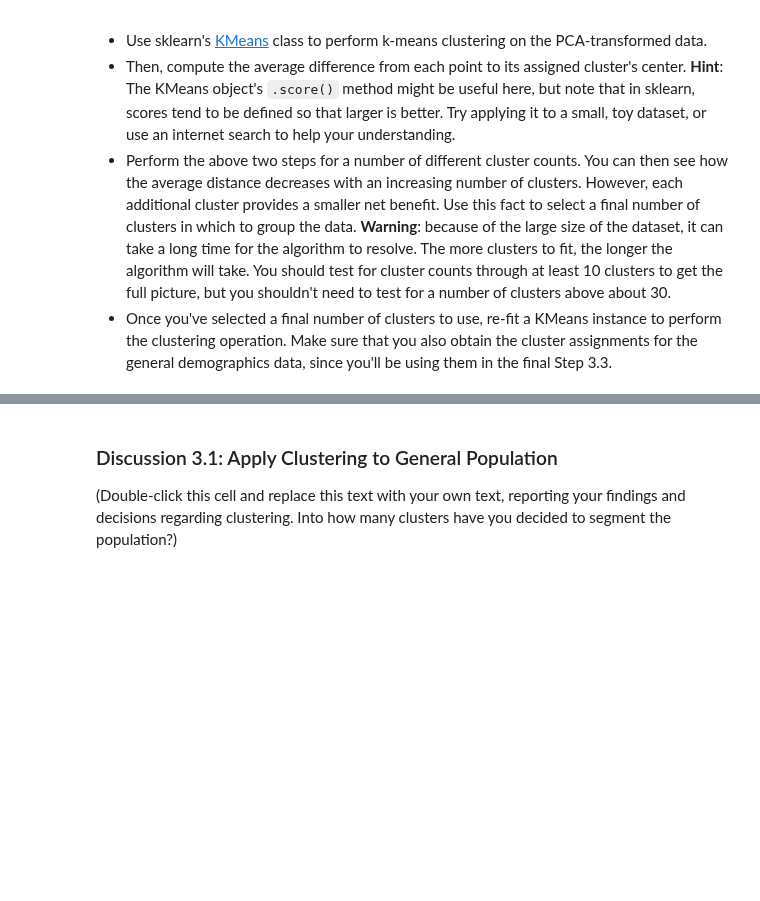
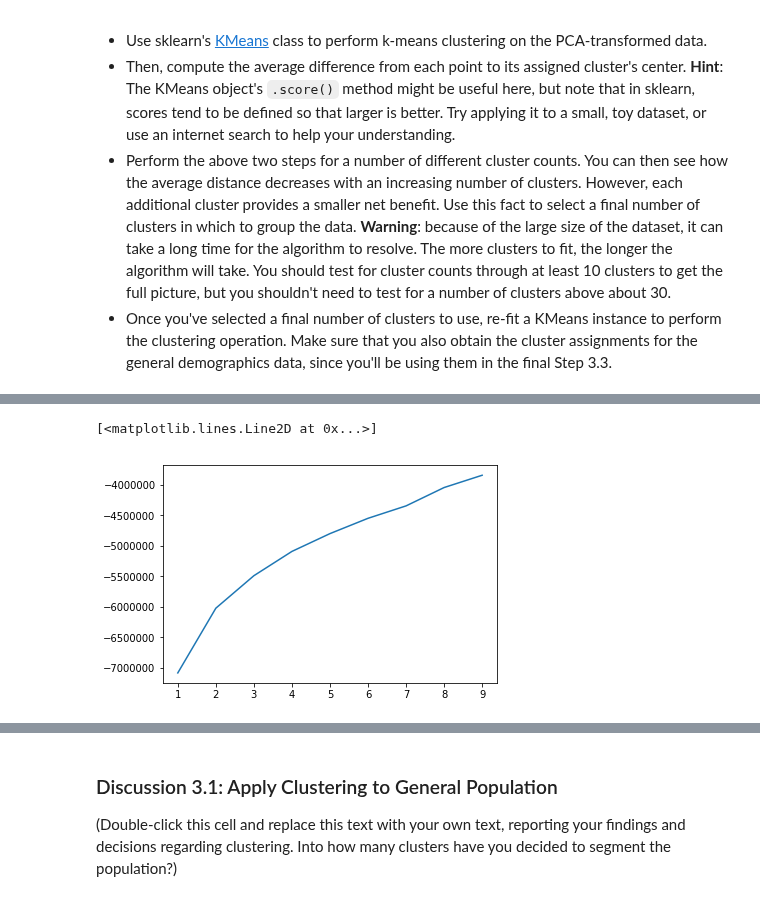
Before and after one commit to jeff-daniels/Udacity-Machine-Learning-Introduction-Nanodegree, a Jupyter notebook: Project 3: Identify Customer Segments/Identify_Customer_Segments.ipynb, the cells around one changed output, grey strips where cells are left out. Saved outputs shown, nothing was run; the diff lists cells and outputs as text; code cells hidden in the pictures; blank space fills up the shorter version.

Commit message:
get average within cluster distances

```diff
--- a/Project 3: Identify Customer Segments/Identify_Customer_Segments.ipynb
+++ b/Project 3: Identify Customer Segments/Identify_Customer_Segments.ipynb
@@ -1061,3 +1069,9 @@ You've assessed and cleaned the demographics data, then scaled and transformed t
 - Then, compute the average difference from each point to its assigned cluster's center. **Hint**: The KMeans object's `.score()` method might be useful here, but note that in sklearn, scores tend to be defined so that larger is better. Try applying it to a small, toy dataset, or use an internet search to help your understanding.
 - Perform the above two steps for a number of different cluster counts. You can then see how the average distance decreases with an increasing number of clusters. However, each additional cluster provides a smaller net benefit. Use this fact to select a final number of clusters in which to group the data. **Warning**: because of the large size of the dataset, it can take a long time for the algorithm to resolve. The more clusters to fit, the longer the algorithm will take. You should test for cluster counts through at least 10 clusters to get the full picture, but you shouldn't need to test for a number of clusters above about 30.
 - Once you've selected a final number of clusters to use, re-fit a KMeans instance to perform the clustering operation. Make sure that you also obtain the cluster assignments for the general demographics data, since you'll be using them in the final Step 3.3.
+# %%
+# Get a sample to speed up cluster exploration
+sample_proportion = 0.1
+sample = gen_pca[:int(gen_pca.shape[0]*sample_proportion)]
+print('Sample Shape')
+print(sample.shape)
@@ -1063,0 +1098,33 @@ You've assessed and cleaned the demographics data, then scaled and transformed t
+# %%
+def get_average_within_cluster_distance(distances, labels):
+    cluster_distances = []
+    for row, label in enumerate(labels):
+        label_distance = distances[row, label]
+        label_distances.append(label_distance)
+
+    mean_distance = np.mean(label_distances)
+
+    return mean_distance
+# %%
+def evaluate_n_clusters(x, cluster_range, verbose=False):
+    scores = []
+    average_within_cluster_distances = []
+    for n_clusters in cluster_range:
+        tic = time.time()
+        km = KMeans(n_clusters=n_clusters, n_jobs=-1, random_state=42)
+        km.fit_predict(x)
+        score = km.score(sample)
+        labels =  km.fit_predict(x)
+        distances = km.transform(x)
+        average_within_cluster_distance = get_average_within_cluster_distance(distances, labels)
+        average_within_cluster_distances.append(average_within_cluster_distance)
+        scores.append(score)
+        toc = time.time()
+        if verbose:
+            print('n_clusters: {}, Score: {:.1f}, Average within-cluster distance: {:.1f}, Time: {:.1f}'
+                  .format(n_clusters, score, average_within_cluster_distance, toc-tic))
+
+
+    return scores, average_within_cluster_distances
+
+scores, average_within_cluster_distances = evaluate_n_clusters(sample, range(1,10), verbose=True)
@@ -1063,0 +1141,5 @@ You've assessed and cleaned the demographics data, then scaled and transformed t
+# %%
+plt.plot(range(1,len(scores)+1), scores)
+# %% [output]
+[<matplotlib.lines.Line2D at 0x...>]
+[figure, added]
```
Also changed, not shown: parts of 17 cells of this notebook.
